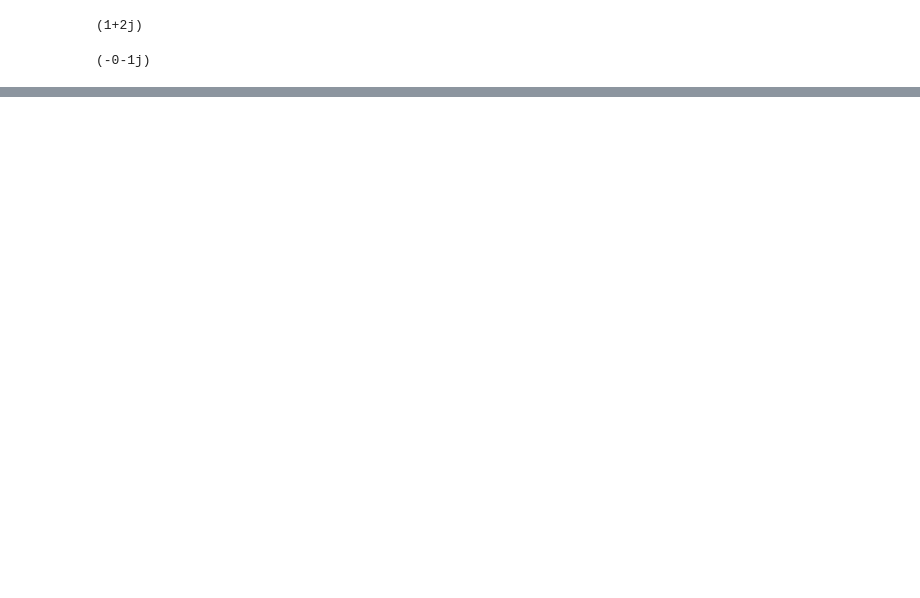
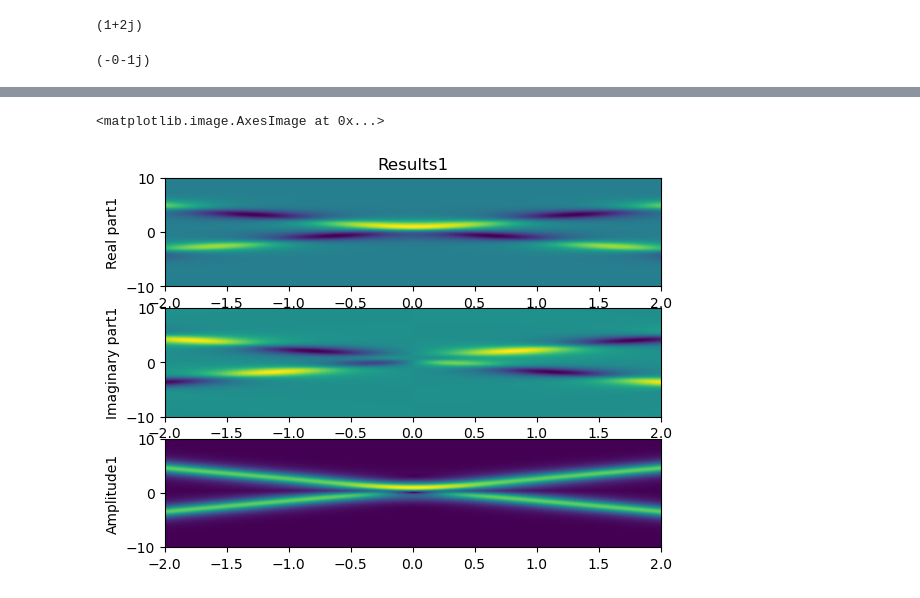
Before and after one commit to sk-yang666/PINN-on-NLS, a Jupyter notebook: 正问题双孤子.ipynb, the cells around one changed output, grey strips where cells are left out. Cells and saved outputs as stored; diff of their text form; code cells hidden in the pictures; blank space fills up the shorter version.

```diff
--- a/正问题双孤子.ipynb
+++ b/正问题双孤子.ipynb
@@ -480,0 +517,41 @@ print(z.imag)
+# %%
+#周期性边界条件
+x_lower = -10
+x_upper = 10
+t_lower = -2
+t_upper =2
+
+
+fig, ax = plt.subplots(3)
+
+ax[0].set_title("Results1")
+ax[0].set_ylabel("Real part1")
+ax[0].imshow(
+    Q2.real.T,
+    interpolation="nearest", #插值
+    cmap="viridis", #色彩图
+    extent=[t_lower, t_upper, x_lower, x_upper], #极值
+    origin="lower",
+    aspect="auto",
+)
+ax[1].set_ylabel("Imaginary part1")
+ax[1].imshow(
+    Q2.imag.T,
+    interpolation="nearest",
+    cmap="viridis",
+    extent=[t_lower, t_upper, x_lower, x_upper],
+    origin="lower",
+    aspect="auto",
+)
+ax[2].set_ylabel("Amplitude1")
+ax[2].imshow(
+    np.abs(Q2).T,
+    interpolation="nearest",
+    cmap="viridis",
+    extent=[t_lower, t_upper, x_lower, x_upper],
+    origin="lower",
+    aspect="auto",
+)
+# %% [output]
+<matplotlib.image.AxesImage at 0x...>
+[figure, added]
```
Also changed, not shown: parts of 9 cells of this notebook, 26 other files.
